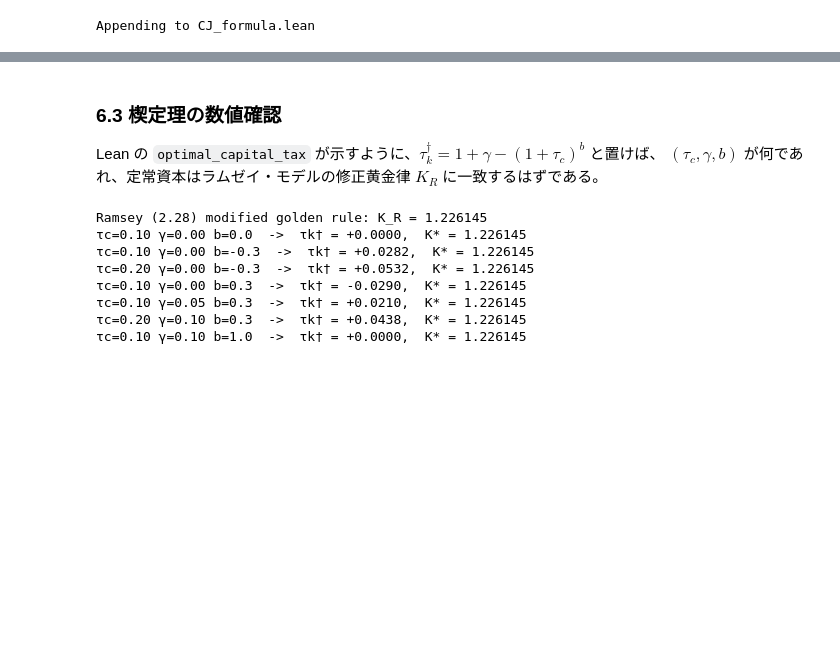
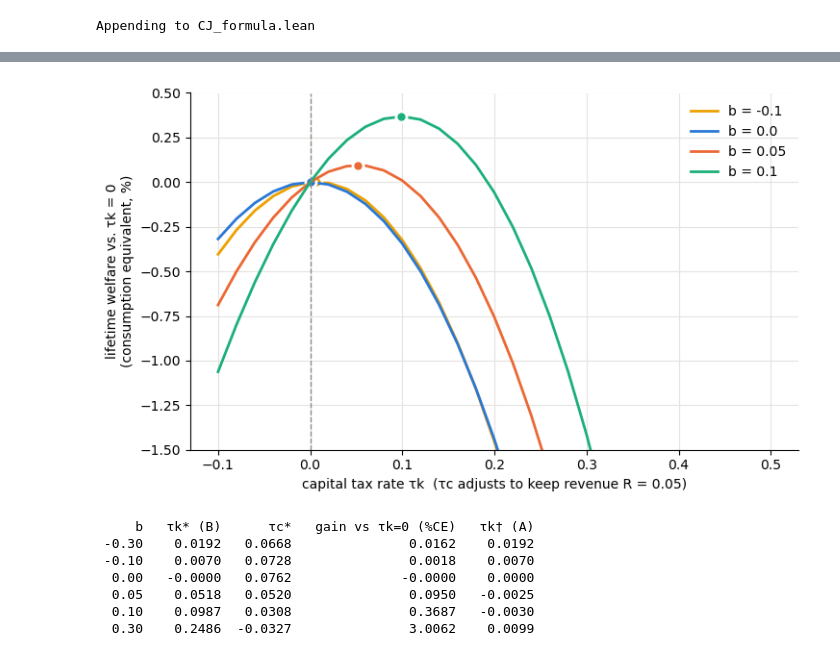
Before and after one commit to JRF-2018/misc_ipynb, a Jupyter notebook: CJ_zero_capital_tax.ipynb, the cells around one changed output, grey strips where cells are left out. Saved outputs shown, nothing was run; the diff lists cells and outputs as text; code cells hidden in the pictures; blank space fills up the shorter version.

```diff
--- a/CJ_zero_capital_tax.ipynb
+++ b/CJ_zero_capital_tax.ipynb
@@ -1161,22 +1478,57 @@ for b, tk_opt, tc_opt, gain in rows:
-# %% [markdown]
-### 6.3 楔定理の数値確認
-
-Lean の `optimal_capital_tax` が示すように、$\tau_k^\dagger = 1 + \gamma - (1+\tau_c)^b$ と置けば、
-$(\tau_c, \gamma, b)$ が何であれ、定常資本はラムゼイ・モデルの修正黄金律 $K_R$ に一致するはずである。
-# %%
-_, K_R = steady(0.0, 0.0, 0.0, 0.0)
-print(f"Ramsey (2.28) modified golden rule: K_R = {K_R:.6f}")
-for tc, gam, b in [(0.1, 0.0, 0.0), (0.1, 0.0, -0.3), (0.2, 0.0, -0.3), (0.1, 0.0, 0.3),
-                   (0.1, 0.05, 0.3), (0.2, 0.1, 0.3), (0.1, 0.1, 1.0)]:
-    tk_dag = 1 + gam - (1 + tc) ** b
-    _, K = steady(tk_dag, tc, gam, b)
-    print(f"τc={tc:4.2f} γ={gam:4.2f} b={b:3.1f}  ->  τk† = {tk_dag:+.4f},  K* = {K:.6f}")
-# %% [output]
-Ramsey (2.28) modified golden rule: K_R = 1.226145
-τc=0.10 γ=0.00 b=0.0  ->  τk† = +0.0000,  K* = 1.226145
-τc=0.10 γ=0.00 b=-0.3  ->  τk† = +0.0282,  K* = 1.226145
-τc=0.20 γ=0.00 b=-0.3  ->  τk† = +0.0532,  K* = 1.226145
-τc=0.10 γ=0.00 b=0.3  ->  τk† = -0.0290,  K* = 1.226145
-τc=0.10 γ=0.05 b=0.3  ->  τk† = +0.0210,  K* = 1.226145
-τc=0.20 γ=0.10 b=0.3  ->  τk† = +0.0438,  K* = 1.226145
-τc=0.10 γ=0.10 b=1.0  ->  τk† = +0.0000,  K* = 1.226145
+# %%
+T_long = 150
+R = 0.05
+
+def ss_revenue(tc, tk, b):
+    C, K = steady(tk, tc, 0.0, b, wedge=(b < 0))
+    Ae, _ = tech(tc, b, wedge=(b < 0))
+    return tc * C + tk * alpha * float(Ae) * K ** alpha
+
+def tc_for(tk, b):
+    return scipy.optimize.brentq(lambda x: ss_revenue(x, tk, b) - R, -0.5, 3.0)
+
+def lifetime(tk, b):
+    tc0 = tc_for(tk, b)
+    tc = np.full(T_long + 2, tc0); tk_ = np.full(T_long + 2, tk)
+    tc[0] = 0.0; tk_[0] = 0.0          # t=0 は税のない旧定常状態
+    C, K = transition(tc, tk_, np.zeros(T_long + 2), b, T_long, wedge=(b < 0))
+    return welfare(C), tc0
+
+bs = [-0.3, -0.1, 0.0, 0.05, 0.1, 0.3]
+plotted = {-0.1: COL[3], 0.0: COL[0], 0.05: COL[1], 0.1: COL[2]}
+grid = np.linspace(-0.1, 0.5, 31)
+fig, ax = plt.subplots(figsize=(7.5, 4.5))
+rows = []
+for b in bs:
+    W_ref, _ = lifetime(0.0, b)
+    ws = np.array([lifetime(x, b)[0] for x in grid])
+    i = int(np.argmax(ws))
+    res = scipy.optimize.minimize_scalar(lambda x: -lifetime(x, b)[0],
+                                         bounds=(grid[max(i - 1, 0)], grid[min(i + 1, len(grid) - 1)]),
+                                         method="bounded")
+    Wopt, tcopt = lifetime(res.x, b)
+    rows.append((b, res.x, tcopt, ce(Wopt, W_ref), 1 - (1 + tcopt) ** b))
+    if b not in plotted:
+        continue  # |b| = 0.3 は縦軸のスケールが大きく違うので表のみ
+    ax.plot(grid, ce(ws, W_ref), color=plotted[b], label=f"b = {b}")
+    ax.plot([res.x], [ce(Wopt, W_ref)], "o", color=plotted[b], ms=8, mec="white", mew=2)
+ax.axvline(0, color="#8a8984", lw=1, ls="--")
+ax.set_xlabel("capital tax rate τk  (τc adjusts to keep revenue R = 0.05)")
+ax.set_ylabel("lifetime welfare vs. τk = 0\n(consumption equivalent, %)")
+ax.set_ylim(-1.5, 0.5)
+ax.legend(frameon=False)
+fig.tight_layout()
+plt.show()
+
+print(f"{'b':>6s} {'τk* (B)':>9s} {'τc*':>8s} {'gain vs τk=0 (%CE)':>20s} {'τk† (A)':>9s}")
+for b, tk_opt, tc_opt, gain, tk_dag in rows:
+    print(f"{b:6.2f} {tk_opt:9.4f} {tc_opt:8.4f} {gain:20.4f} {tk_dag:9.4f}")
+# %% [output]
+[figure, added]
+     b   τk* (B)      τc*   gain vs τk=0 (%CE)   τk† (A)
+ -0.30    0.0192   0.0668               0.0162    0.0192
+ -0.10    0.0070   0.0728               0.0018    0.0070
+  0.00   -0.0000   0.0762              -0.0000    0.0000
+  0.05    0.0518   0.0520               0.0950   -0.0025
+  0.10    0.0987   0.0308               0.3687   -0.0030
+  0.30    0.2486  -0.0327               3.0062    0.0099
```
Also changed, not shown: parts of 33 cells of this notebook.
